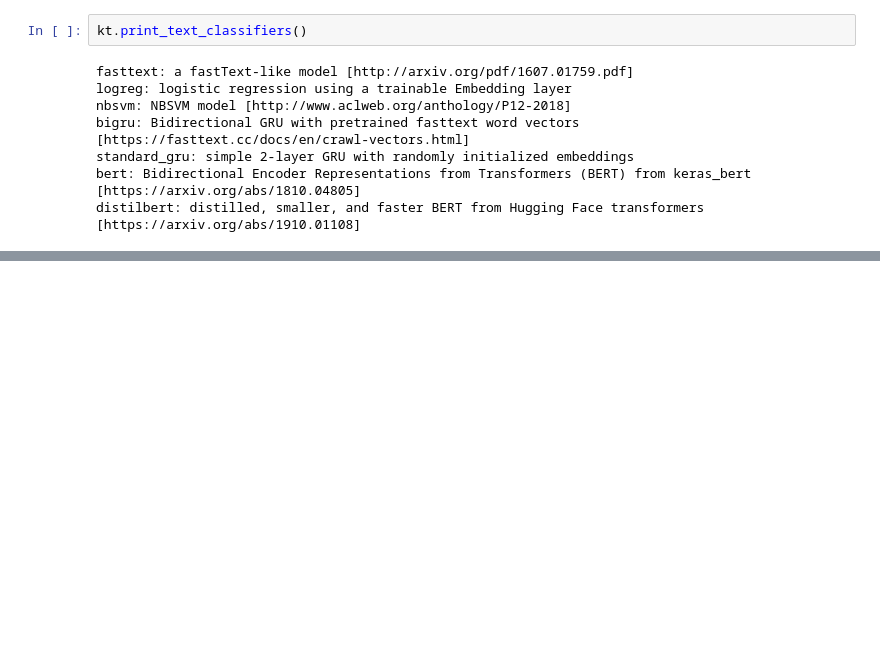
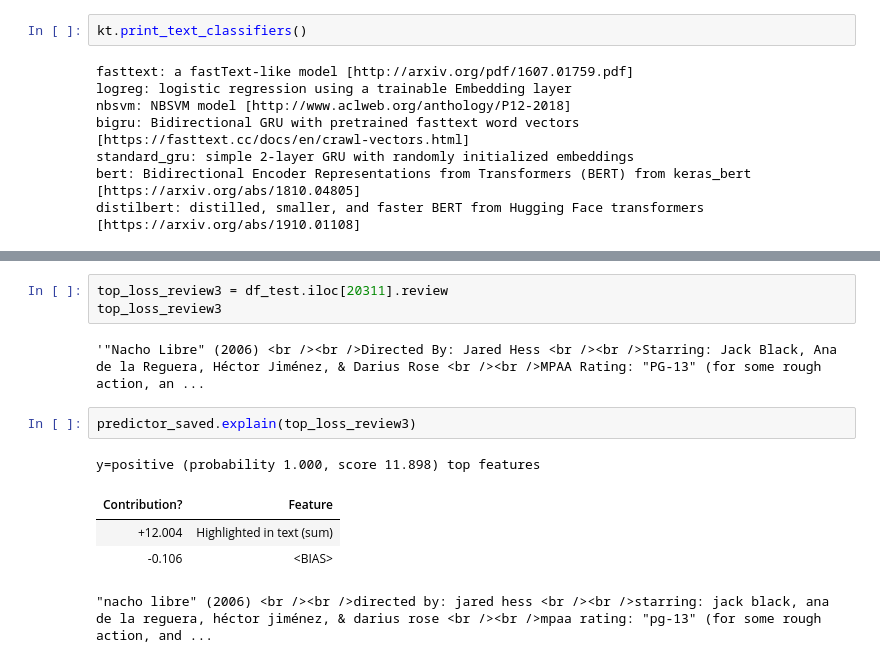
Before and after one commit to AlexSischin/JupyterTests310, a Jupyter notebook: BERT (IMDB).ipynb, the cells around one changed output, grey strips where cells are left out. Drawn from its saved outputs; the diff is of its cells as text; blank space fills up the shorter version.

```diff
--- a/BERT (IMDB).ipynb
+++ b/BERT (IMDB).ipynb
@@ -115,0 +242,13 @@ ValueError: Please call lr_find first.
+# %%
+top_loss_review3 = df_test.iloc[20311].review
+top_loss_review3
+# %% [output]
+'"Nacho Libre" (2006) <br /><br />Directed By: Jared Hess <br /><br />Starring: Jack Black, Ana de la Reguera, Héctor Jiménez, & Darius Rose <br /><br />MPAA Rating: "PG-13" (for some rough action, an ...
+# %%
+predictor_saved.explain(top_loss_review3)
+# %% [output]
+y=positive (probability 1.000, score 11.898) top features
+| Contribution? | Feature |
+| +12.004 | Highlighted in text (sum) |
+| -0.106 | <BIAS> |
+"nacho libre" (2006) <br /><br />directed by: jared hess <br /><br />starring: jack black, ana de la reguera, héctor jiménez, & darius rose <br /><br />mpaa rating: "pg-13" (for some rough action, and ...
```
Also changed, not shown: parts of 18 cells of this notebook, 1 other file.
